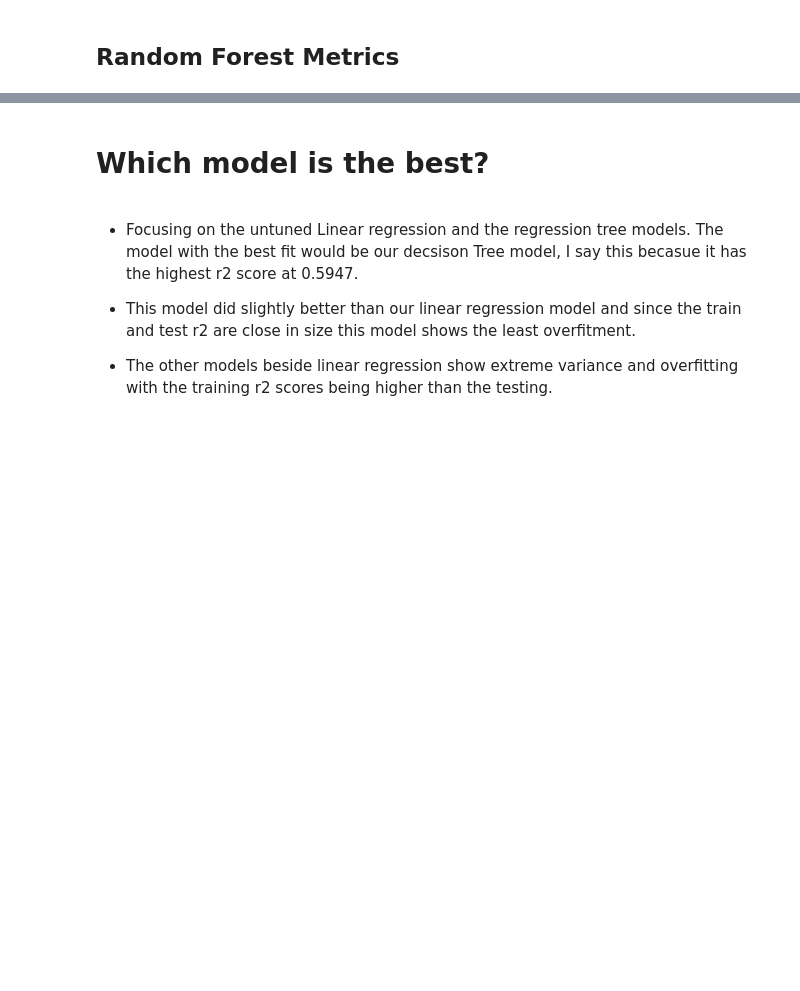
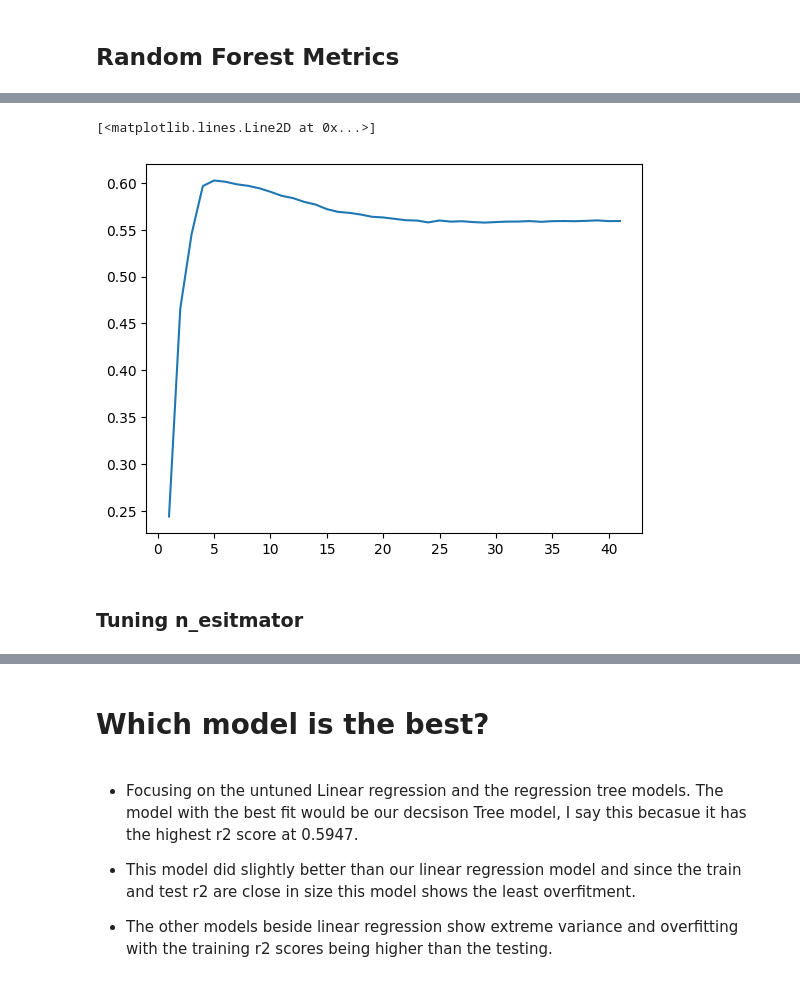
Before and after one commit to JmB17/Prediction-of-Product-Sales, a Jupyter notebook: Prediction_of_Product_Sales_Machine_Learning.ipynb, the cells around one changed output, grey strips where cells are left out. Saved outputs shown, nothing was run; the diff lists cells and outputs as text; code cells hidden in the pictures; blank space fills up the shorter version.

```diff
--- a/Prediction_of_Product_Sales_Machine_Learning.ipynb
+++ b/Prediction_of_Product_Sales_Machine_Learning.ipynb
@@ -676,0 +807,12 @@ R2: 0.5119
+# %%
+# Save the index value of the best test score.
+best_n_estimators = scores.index[0]
+# Instantiate and fit the best version of the model
+bagtree_tuned = BaggingRegressor(n_estimators=best_n_estimators,random_state=42)
+bagtree_tuned_pipe = make_pipeline(preprocessor, bagtree)
+bagtree_tuned_pipe.fit(X_train, y_train)
+# Evaluate the model
+train_preds = bagtree_tuned_pipe.predict(X_train)
+test_preds = bagtree_tuned_pipe.predict(X_test)
+error_score(y_train, train_preds, name='Bagged Tree Train Tuned')
+error_score(y_test, test_preds, name='Bagged Tree Test Tuned')
@@ -726,0 +906,5 @@ R2: 0.5532
+# %%
+# Get the depths of each tree in the random forest
+est_depths = [estimator.get_depth() for estimator in ran_for.estimators_]
+# Get the maximum depth
+max(est_depths)
@@ -726,0 +913,23 @@ R2: 0.5532
+# %%
+# Make list of depths to try
+depths = range(1, max(est_depths))
+
+# Make dataframe for results
+scores2 = pd.DataFrame(index=depths, columns=['Test Score'])
+
+# Try the different values for depths
+for depth in depths:
+   rft = RandomForestRegressor(random_state = 42, max_depth=depth)
+   # Create pipeline
+   rft_pipe = make_pipeline(preprocessor, rft)
+   # Fit the model on training data
+   rft_pipe.fit(X_train, y_train)
+   # Make predictions on training and test data
+   train_preds = rft_pipe.predict(X_train)
+   test_preds = rft_pipe.predict(X_test)
+   # Obtain scores and add to dataframe
+   scores2.loc[depth, 'Train Score'] = r2_score(y_train, train_preds)
+   scores2.loc[depth, 'Test Score'] = r2_score(y_test, test_preds)
+
+# View first 5 rows of score dataframe
+scores2.head()
@@ -726,0 +954,8 @@ R2: 0.5532
+# %%
+# Plot the scores
+plt.plot(scores2['Test Score'])
+# %% [output]
+[<matplotlib.lines.Line2D at 0x...>]
+[figure, added]
+# %% [markdown]
+### Tuning n_esitmator
```
Also changed, not shown: parts of 46 cells of this notebook.
